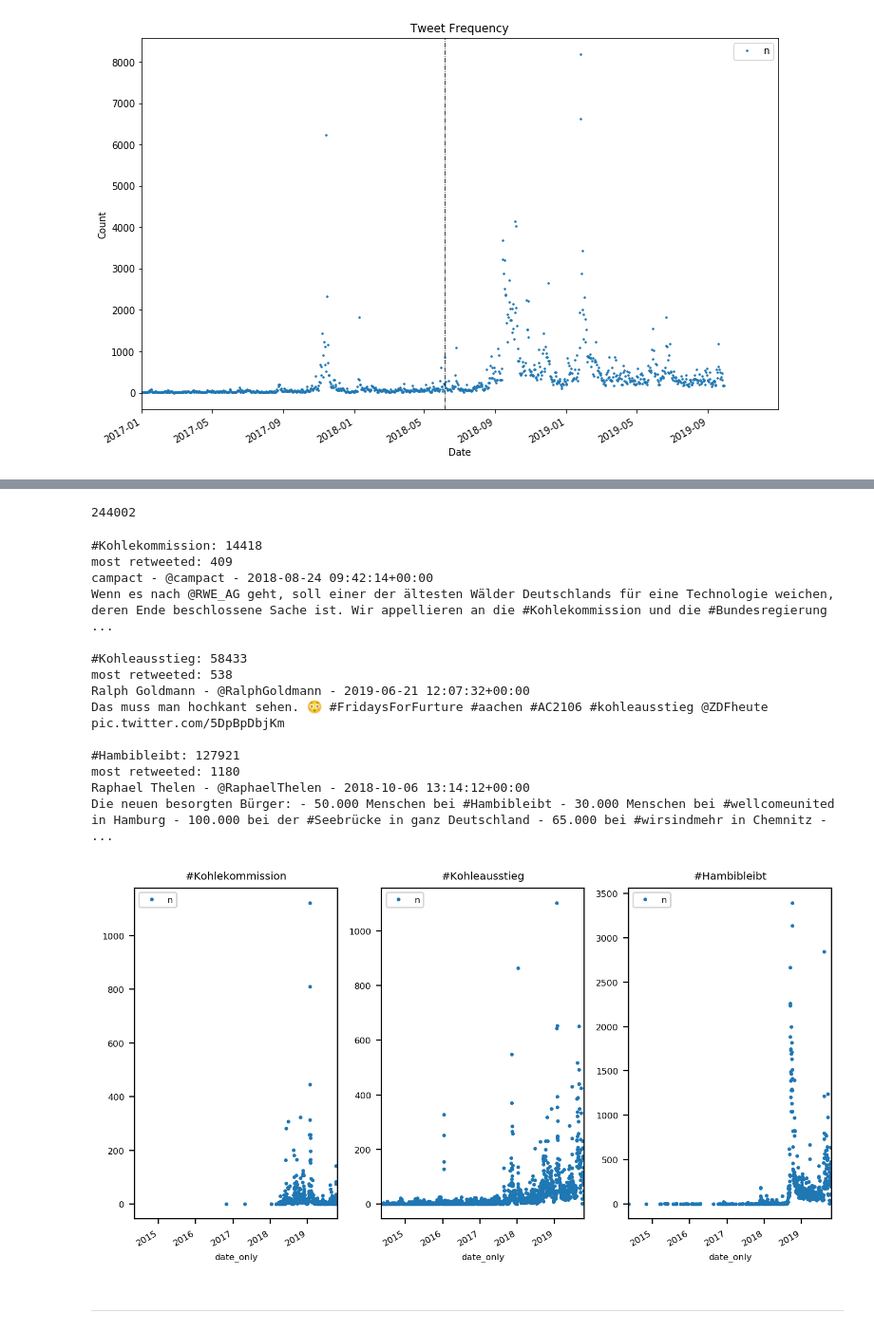
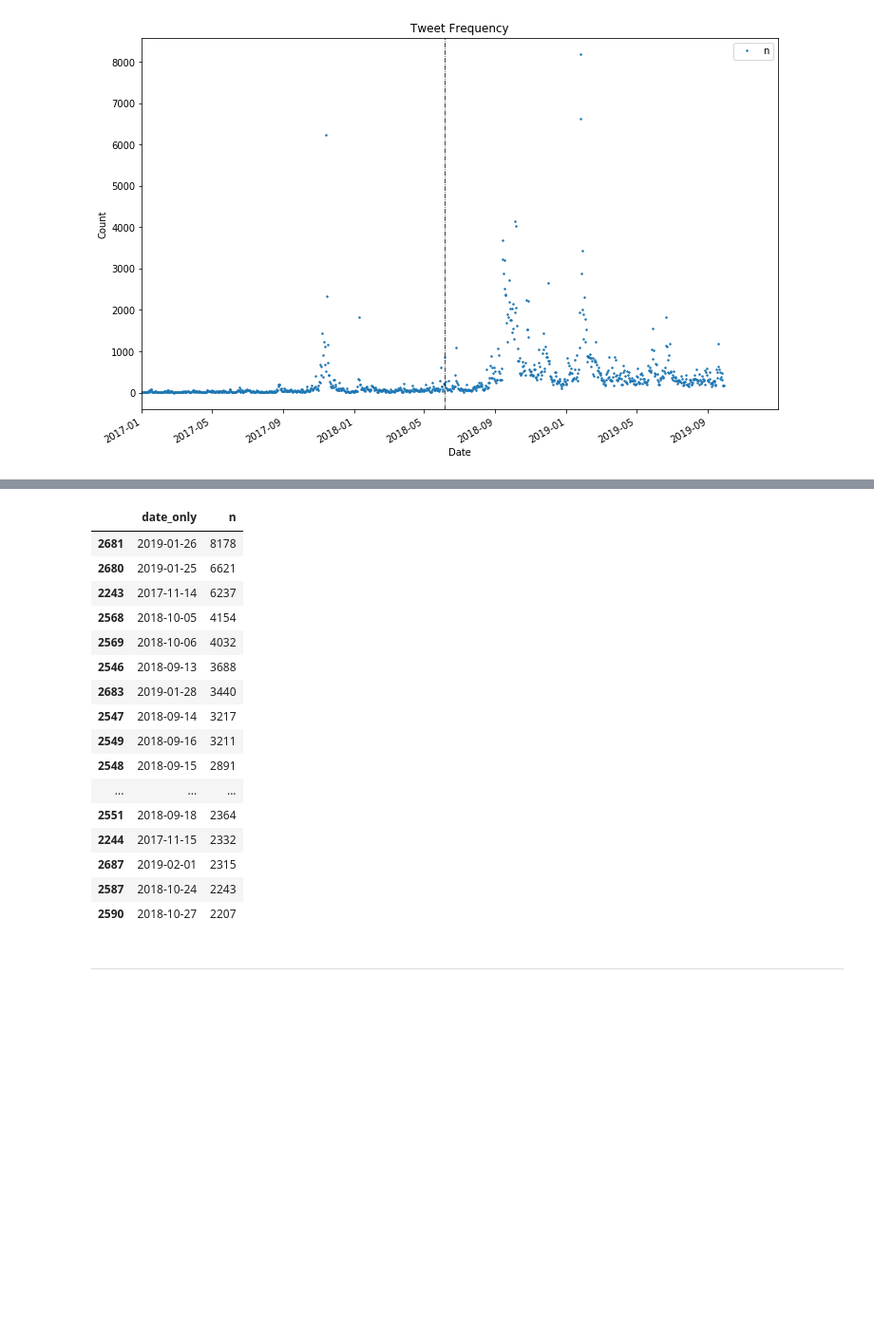
Before and after one commit to yuantinglee/twitter-discourse, a Jupyter notebook: analysis/descriptives_new.ipynb, the cells around one changed output, grey strips where cells are left out. Shown at 95% size. Saved outputs shown, nothing was run; the diff lists cells and outputs as text; code cells hidden in the pictures; blank space fills up the shorter version.

Commit message:
check tweets added

```diff
--- a/analysis/descriptives_new.ipynb
+++ b/analysis/descriptives_new.ipynb
@@ -161,7 +160,0 @@ terms =  [
-# %%
-# number of tweets containing terms
-# how to not double count?
-kht = tm.Status.objects.filter(Q(text__icontains="Kohlekommission")|Q(text__icontains="Kohleausstieg")|Q(text__icontains="Hambibleibt"))
-kht.count()
-# %% [output]
-244002
@@ -170,44 +160,0 @@ kht.count()
-# %%
-fig = plt.figure(dpi=200,figsize=(dsize,dsize))
-
-i=0
-fax = None
-for t in terms:
-    s, created = tm.TwitterSearch.objects.get_or_create(string=t)
-    print(f"\n{s.string}: {s.status_set.count()}")
-    if s.status_set.count() > 1:
-        ms = s.status_set.order_by('-retweets_count').first()
-        print(f"most retweeted: {ms.retweets_count}")
-        print(f"{ms.author} - {ms.created_at}")
-        print(ms.text)
-
-        i+=1
-
-        if fax:
-            ax = fig.add_subplot(2,3,i,sharex=ax)
-        else:
-            ax = fig.add_subplot(2,3,i)
-            fax = ax
-        tweet_time_graph(s, ax)
-
-
-plt.minorticks_off()
-fig.tight_layout()
-
-plt.savefig("plots/hashtags_time.png", bbox_inches='tight')
-# %% [output]
-#Kohlekommission: 14418
-most retweeted: 409
-campact - @campact - 2018-08-24 09:42:14+00:00
-Wenn es nach @RWE_AG geht, soll einer der ältesten Wälder Deutschlands für eine Technologie weichen, deren Ende beschlossene Sache ist. Wir appellieren an die #Kohlekommission und die #Bundesregierung ...
-
-#Kohleausstieg: 58433
-most retweeted: 538
-Ralph Goldmann - @RalphGoldmann - 2019-06-21 12:07:32+00:00
-Das muss man hochkant sehen. 😳 #FridaysForFurture #aachen #AC2106 #kohleausstieg @ZDFheute pic.twitter.com/5DpBpDbjKm
-
-#Hambibleibt: 127921
-most retweeted: 1180
-Raphael Thelen - @RaphaelThelen - 2018-10-06 13:14:12+00:00
-Die neuen besorgten Bürger: - 50.000 Menschen bei #Hambibleibt - 30.000 Menschen bei #wellcomeunited in Hamburg - 100.000 bei der #Seebrücke in ganz Deutschland - 65.000 bei #wirsindmehr in Chemnitz - ...
-[figure, removed]
@@ -214,3 +167,23 @@ Die neuen besorgten Bürger: - 50.000 Menschen bei #Hambibleibt - 30.000 Mensche
+# %%
+df_byday.sort_values(by='n',ascending=False)[:20]
+# %% [output]
+|  | date_only | n |
+| 2681 | 2019-01-26 | 8178 |
+| 2680 | 2019-01-25 | 6621 |
+| 2243 | 2017-11-14 | 6237 |
+| 2568 | 2018-10-05 | 4154 |
+| 2569 | 2018-10-06 | 4032 |
+| 2546 | 2018-09-13 | 3688 |
+| 2683 | 2019-01-28 | 3440 |
+| 2547 | 2018-09-14 | 3217 |
+| 2549 | 2018-09-16 | 3211 |
+| 2548 | 2018-09-15 | 2891 |
+| ... | ... | ... |
+| 2551 | 2018-09-18 | 2364 |
+| 2244 | 2017-11-15 | 2332 |
+| 2687 | 2019-02-01 | 2315 |
+| 2587 | 2018-10-24 | 2243 |
+| 2590 | 2018-10-27 | 2207 |
 # %% [markdown]
 ---
 # %% [markdown]
```
Also changed, not shown: parts of 14 cells of this notebook.
